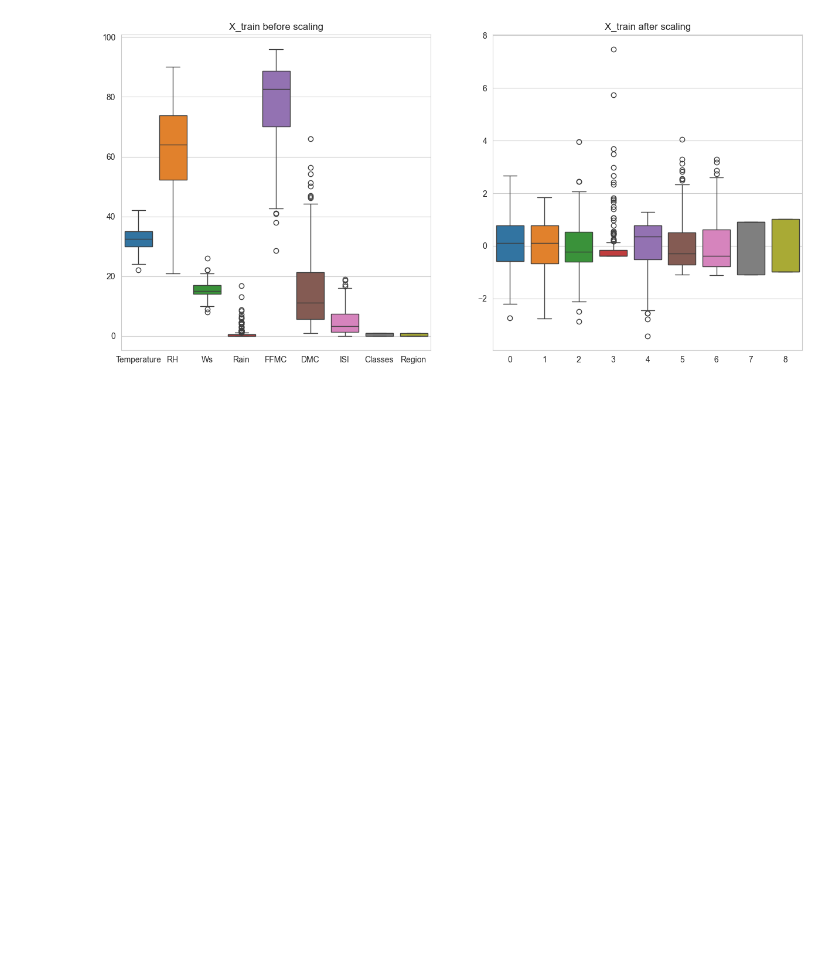
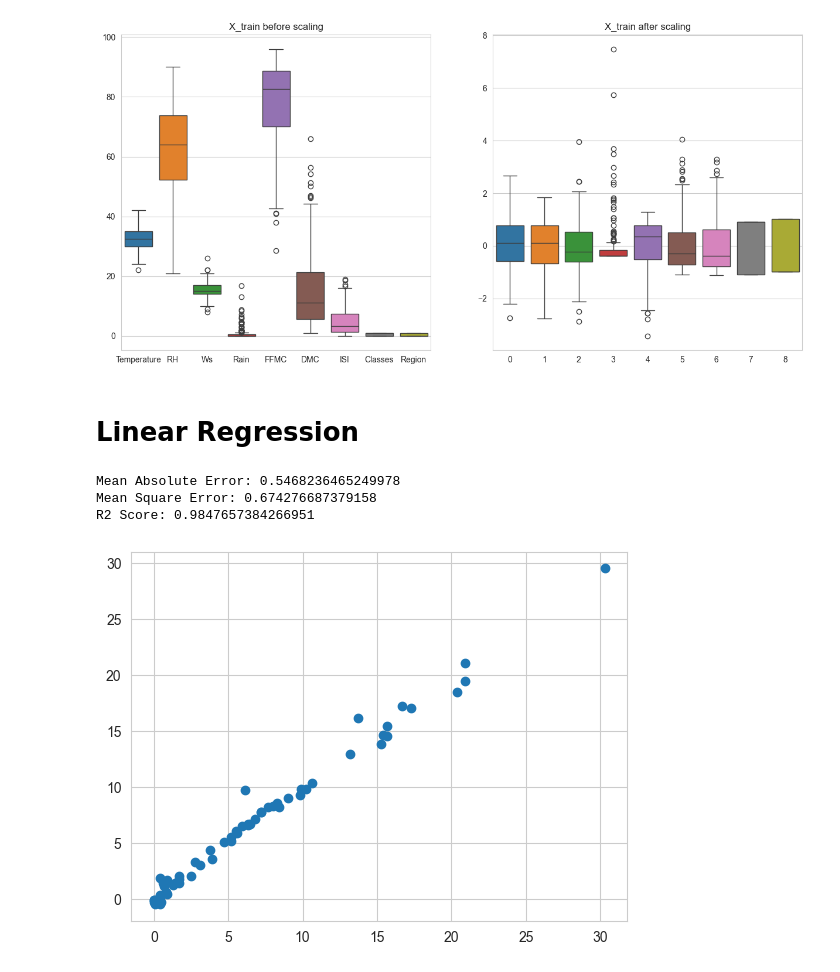
Before and after one commit to Shimul-Zahan/ML-Bootcamp, a Jupyter notebook: Ridge,Lasso And ElasticNet Algorithm/ridge_lassto_elastic_cv.ipynb, the cells around one changed output. Cells and saved outputs as stored; diff of their text form; code cells hidden in the pictures; blank space fills up the shorter version.

Commit message:
Working With some model training

```diff
--- a/Ridge,Lasso And ElasticNet Algorithm/ridge_lassto_elastic_cv.ipynb
+++ b/Ridge,Lasso And ElasticNet Algorithm/ridge_lassto_elastic_cv.ipynb
@@ -424,3 +424,26 @@ plt.title("X_train after scaling")
 # %% [output]
 Text(0.5, 1.0, 'X_train after scaling')
 [figure]
+# %% [markdown]
+# Linear Regression
+# %%
+from sklearn.linear_model import LinearRegression
+from sklearn.metrics import mean_absolute_error, mean_squared_error
+from sklearn.metrics import r2_score
+li_regression = LinearRegression()
+li_regression.fit(X_train_scaled, y_train)
+y_pred = li_regression.predict(X_test_scaled)
+mae = mean_absolute_error(y_test, y_pred)
+mse = mean_squared_error(y_test, y_pred)
+score = r2_score(y_test, y_pred)
+
+print(f"Mean Absolute Error: {mae}")
+print(f"Mean Square Error: {mse}")
+print(f"R2 Score: {score}")
+plt.scatter(y_test, y_pred)
+plt.show()
+# %% [output]
+Mean Absolute Error: 0.5468236465249978
+Mean Square Error: 0.674276687379158
+R2 Score: 0.9847657384266951
+[figure, added]
```
Also changed, not shown: parts of 6 cells of this notebook.
